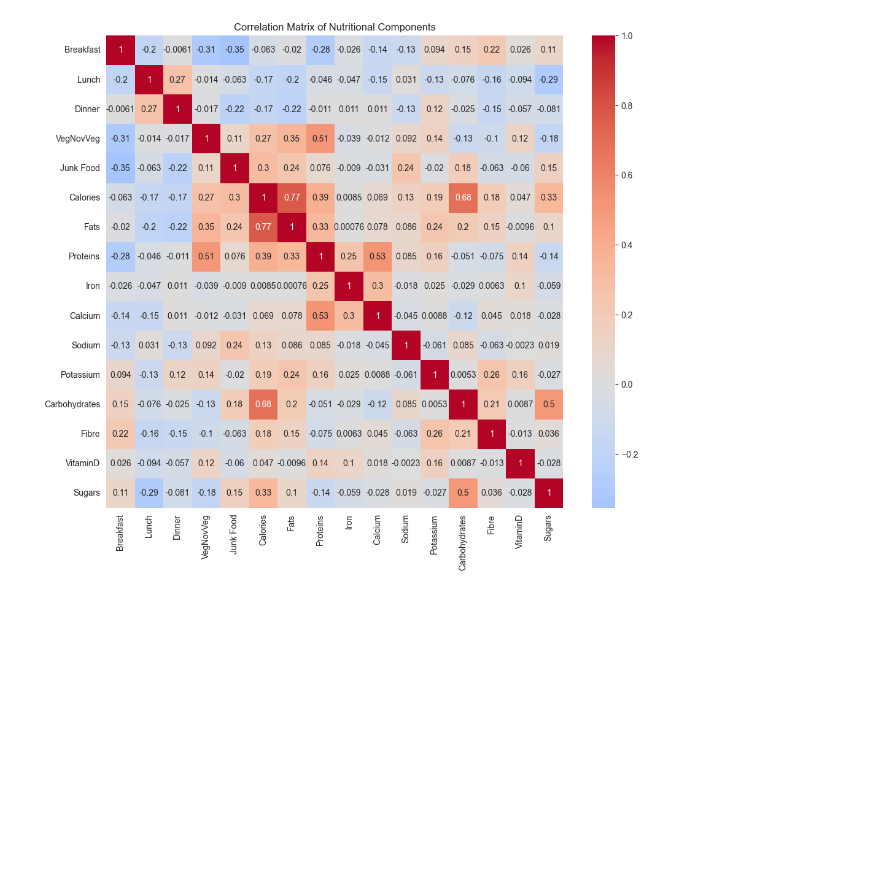
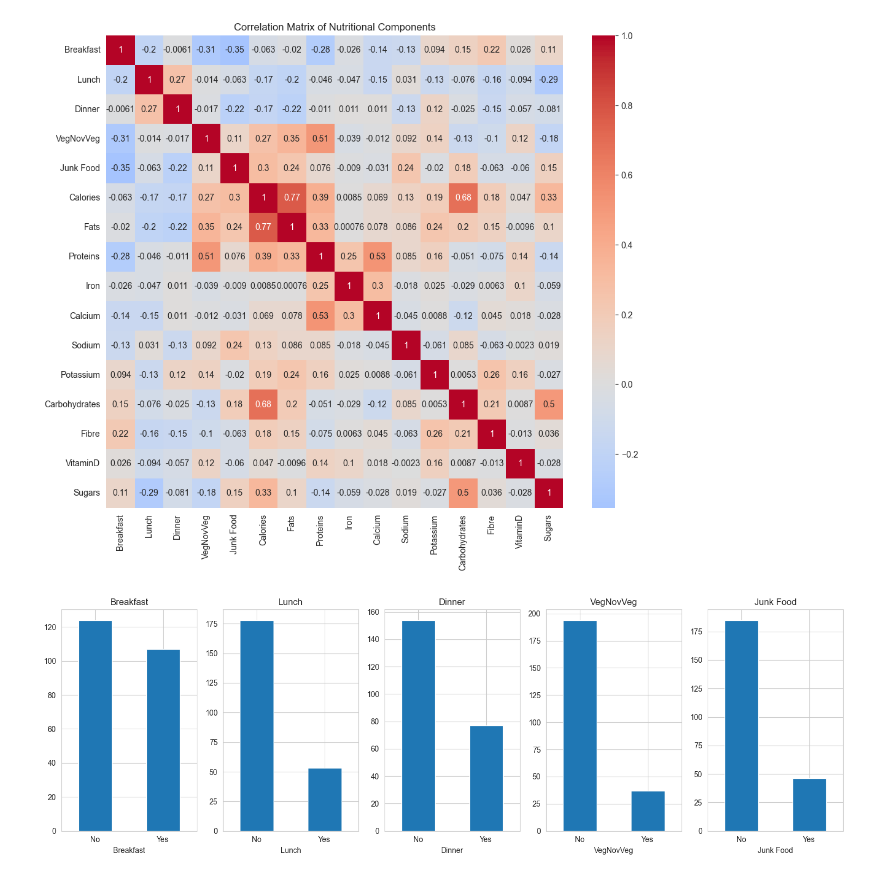
Before and after one commit to Samriddha-Upreti/Diet_Recomendation_System, a Jupyter notebook: Diet_Recomendation_System.ipynb, the cells around one changed output. Saved outputs shown, nothing was run; the diff lists cells and outputs as text; code cells hidden in the pictures; blank space fills up the shorter version.

Commit message:
Plot food categories

```diff
--- a/Diet_Recomendation_System.ipynb
+++ b/Diet_Recomendation_System.ipynb
@@ -123,3 +123,20 @@ plt.title('Correlation Matrix of Nutritional Components')
 plt.show()
 # %% [output]
 [figure]
+# %%
+#Plot food categories
+categories=['Breakfast','Lunch','Dinner','VegNovVeg','Junk Food']
+
+plt.figure(figsize=(15,5))
+
+for i , category in enumerate(categories,1):
+    plt.subplot(1,5,i)
+    df[category].value_counts().plot(kind='bar')
+    plt.title(category)
+    plt.xticks([0,1],['No','Yes'],rotation=0)
+
+
+plt.tight_layout()
+plt.show()
+# %% [output]
+[figure, added]
```
